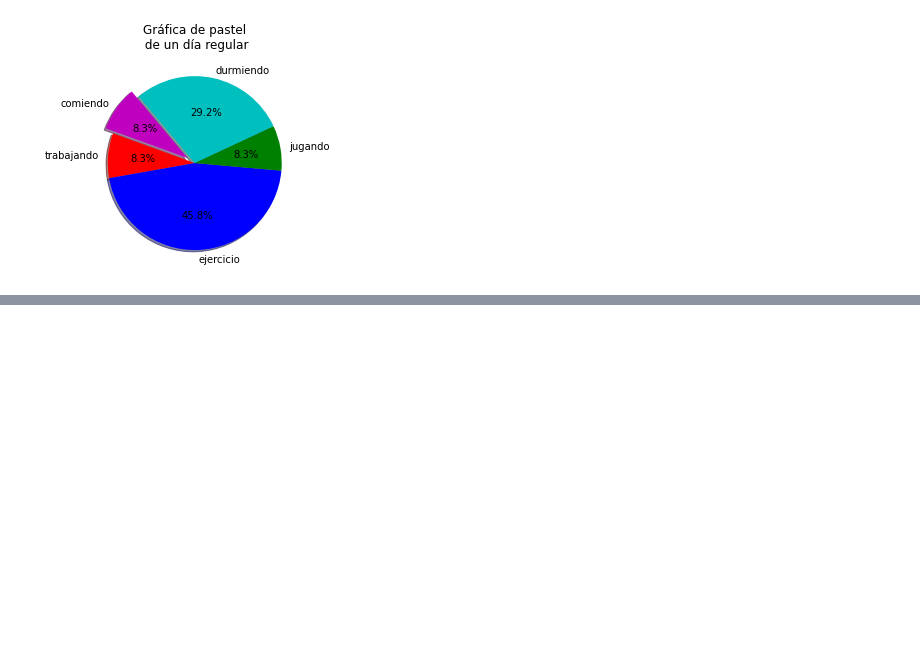
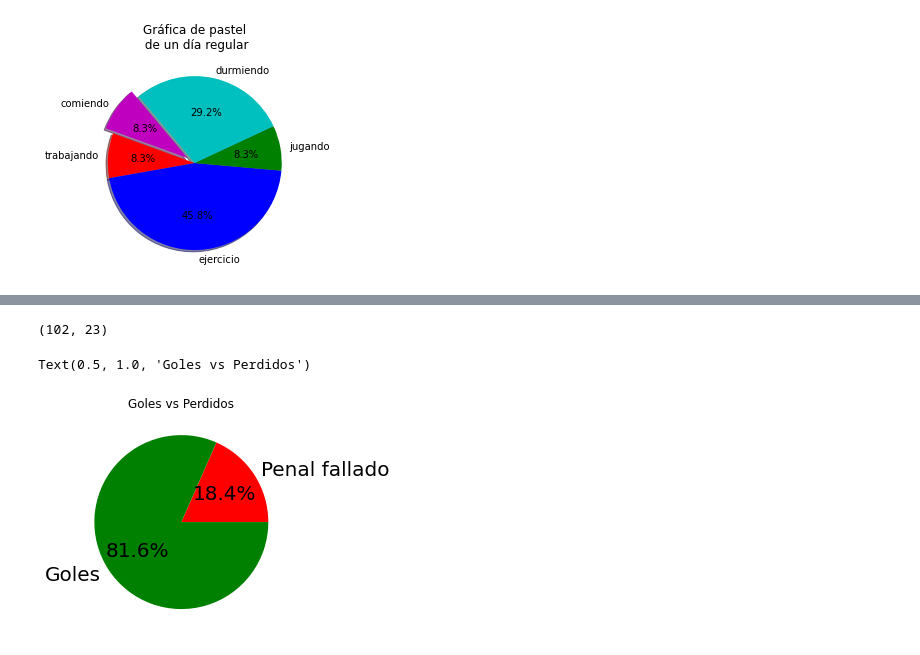
Before and after one commit to oniprograma/Matplotlib101, a Jupyter notebook: Matplotlib101_Gráficas_de_pay.ipynb, the cells around one changed output, grey strips where cells are left out. Saved outputs shown, nothing was run; the diff lists cells and outputs as text; code cells hidden in the pictures; blank space fills up the shorter version.

```diff
--- a/Matplotlib101_Gráficas_de_pay.ipynb
+++ b/Matplotlib101_Gráficas_de_pay.ipynb
@@ -20,0 +27,4 @@ Text(0.5, 1.0, 'Gráfica de pastel\n de un día regular')
+# %%
+datos = pd.read_csv('/content/EPL_20_21.csv')
+print(datos.shape)
+datos.head()
@@ -20,0 +39,20 @@ Text(0.5, 1.0, 'Gráfica de pastel\n de un día regular')
+# %%
+goles_penal = (datos['Penalty_Goals'].sum()).astype(int)
+no_penales = (datos['Penalty_Attempted'].sum()-goles_penal).astype(int)
+goles_penal,no_penales,
+# %% [output]
+(102, 23)
+# %%
+valores = [no_penales,goles_penal]
+labels = ["Penal fallado","Goles"]
+colores = ["r",'g']
+plt.pie(valores,
+        labels=labels,
+        colors=colores,
+        autopct= '%1.1f%%',
+        textprops={'fontsize': 20})
+
+plt.title('Goles vs Perdidos')
+# %% [output]
+Text(0.5, 1.0, 'Goles vs Perdidos')
+[figure, added]
```
Also changed, not shown: parts of 3 cells of this notebook.
